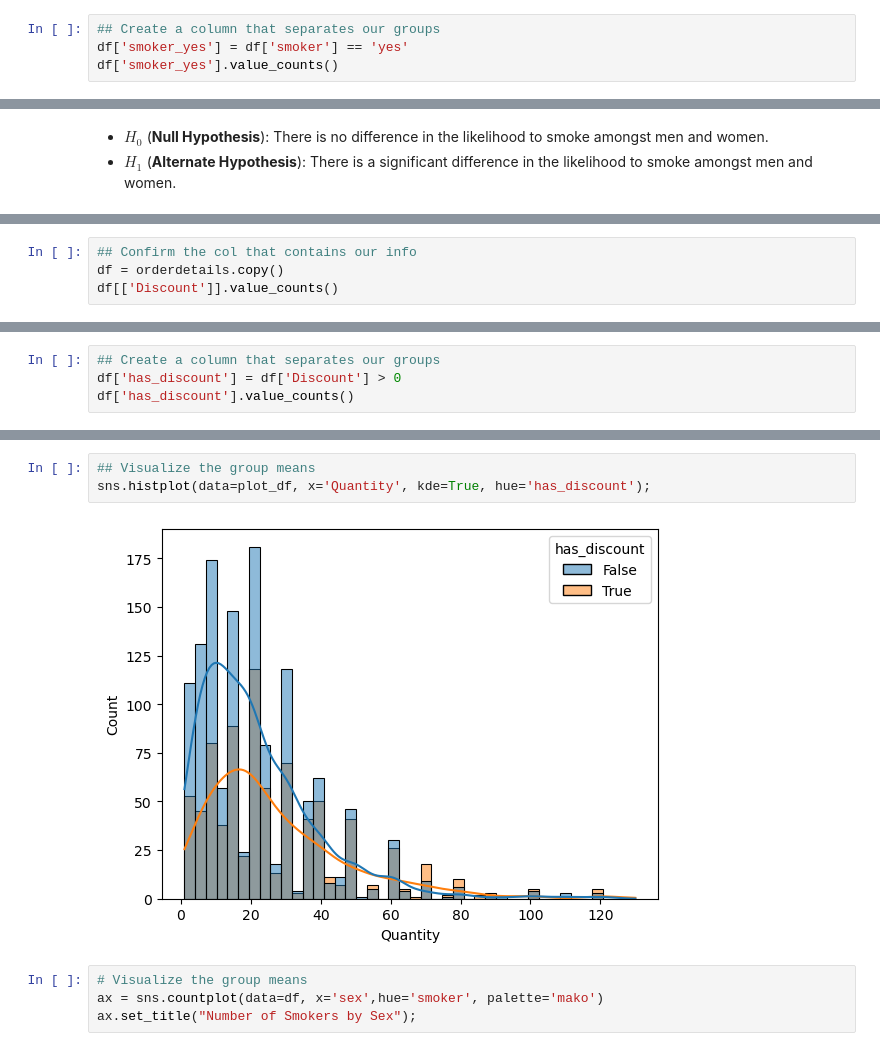
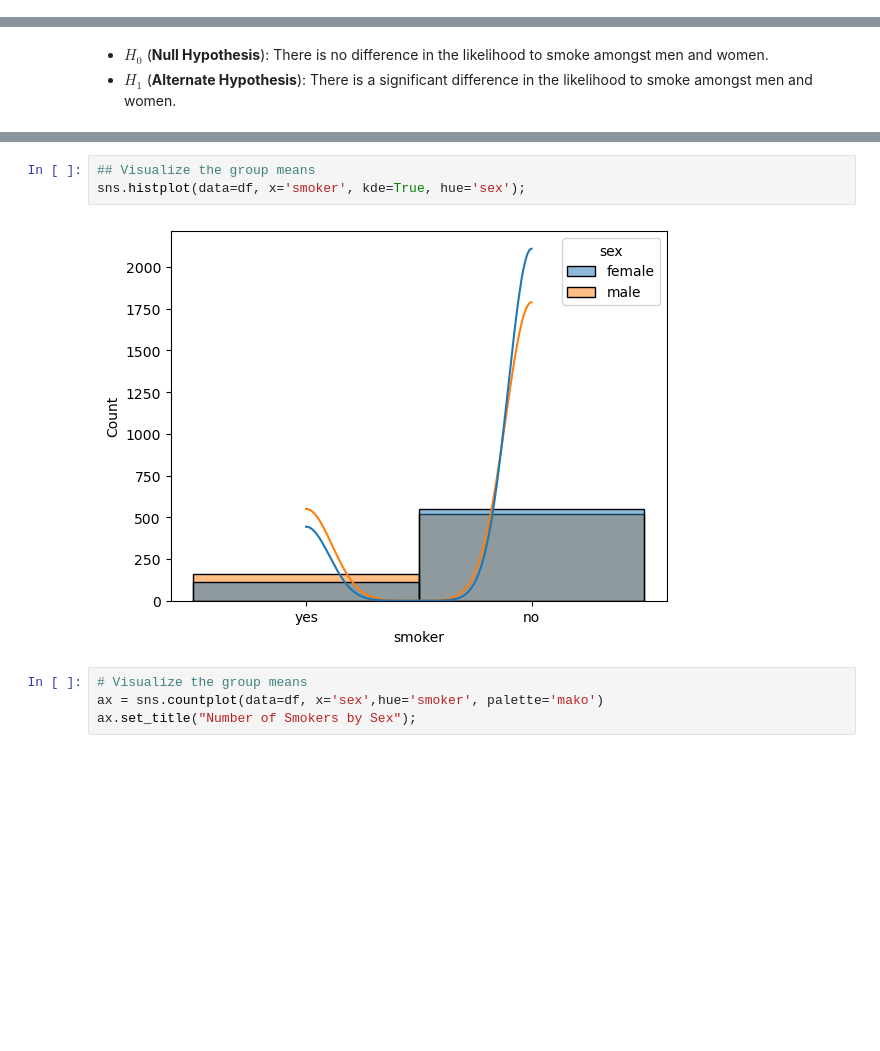
Before and after one commit to Suganthan-Thamotharampillai/02.15_Week_15_Hypothesis-Testing-with-Insurance-Data-Suganthan_Thamotharampillai, a Jupyter notebook: 02.15_Week_15_Hypothesis-Testing-with-Insurance-Data-Suganthan_Thamotharampillai.ipynb, the cells around one changed output, grey strips where cells are left out. Drawn from its saved outputs; the diff is of its cells as text; blank space fills up the shorter version.

```diff
--- a/02.15_Week_15_Hypothesis-Testing-with-Insurance-Data-Suganthan_Thamotharampillai.ipynb
+++ b/02.15_Week_15_Hypothesis-Testing-with-Insurance-Data-Suganthan_Thamotharampillai.ipynb
@@ -88,7 +87,3 @@ df[needed_cols]
 | 1336 | 2007.94500 | no |
 | 1337 | 29141.36030 | yes |
 1338 rows × 2 columns
-# %%
-## Create a column that separates our groups
-df['smoker_yes'] = df['smoker'] == 'yes'
-df['smoker_yes'].value_counts()
@@ -332,4 +321,0 @@ Significant: True
-# %%
-## Confirm the col that contains our info
-df = orderdetails.copy()
-df[['Discount']].value_counts()
@@ -350,4 +321,0 @@ dtype: int64
-# %%
-## Create a column that separates our groups
-df['has_discount'] = df['Discount'] > 0
-df['has_discount'].value_counts()
@@ -432,8 +322,8 @@ plot_df
 # %%
 ## Visualize the group means
-sns.histplot(data=plot_df, x='Quantity', kde=True, hue='has_discount');
+sns.histplot(data=df, x='smoker', kde=True, hue='sex');
 # %% [output]
-[figure, old version]
+[figure, new version]
 # %%
 # Visualize the group means
 ax = sns.countplot(data=df, x='sex',hue='smoker', palette='mako')
```
Also changed, not shown: parts of 159 cells of this notebook, 2 other files.
